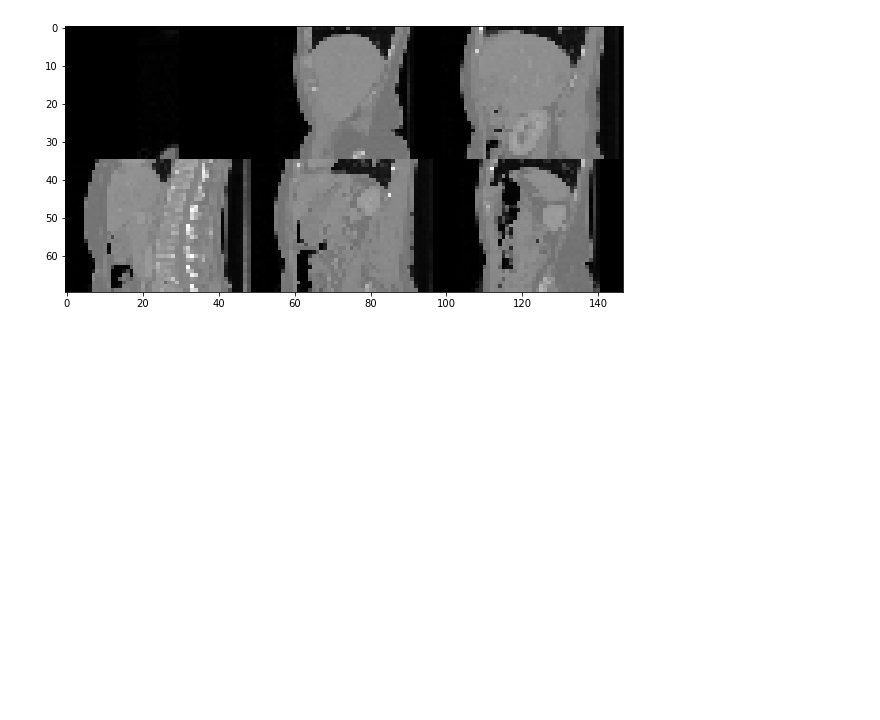
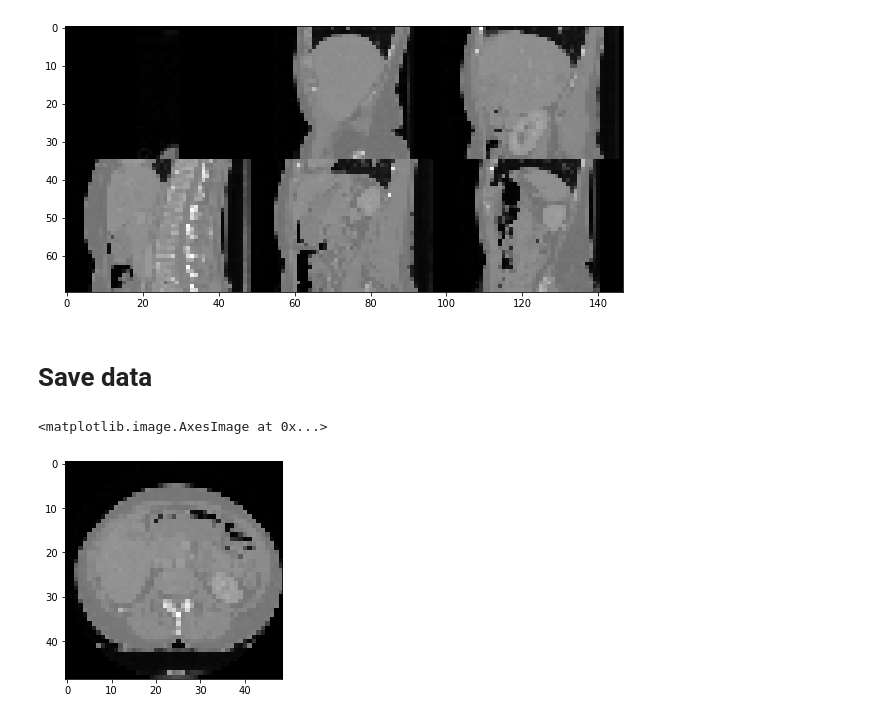
Before and after one commit to mjirik/io3d, a Jupyter notebook: examples/tutorial_read_dataset_and_see_with_sed3.ipynb, the cells around one changed output. Cells and saved outputs as stored; diff of their text form; code cells hidden in the pictures; blank space fills up the shorter version.

```diff
--- a/examples/tutorial_read_dataset_and_see_with_sed3.ipynb
+++ b/examples/tutorial_read_dataset_and_see_with_sed3.ipynb
@@ -129,3 +133,5 @@ sed3.show_slices(data3d, slice_number=6, axis=2)
 # sed3.ipy_show_slices(data3d)# , contour=datap_liver.data3d)
 # %% [output]
 [figure]
+# %% [markdown]
+# Save data
@@ -131,0 +140,6 @@ sed3.show_slices(data3d, slice_number=6, axis=2)
+# %%
+dp = io3d.read("resized.mhd")
+plt.imshow(dp.data3d[20,:,:], cmap='gray')
+# %% [output]
+<matplotlib.image.AxesImage at 0x...>
+[figure, added]
```
Also changed, not shown: parts of 9 cells of this notebook.
